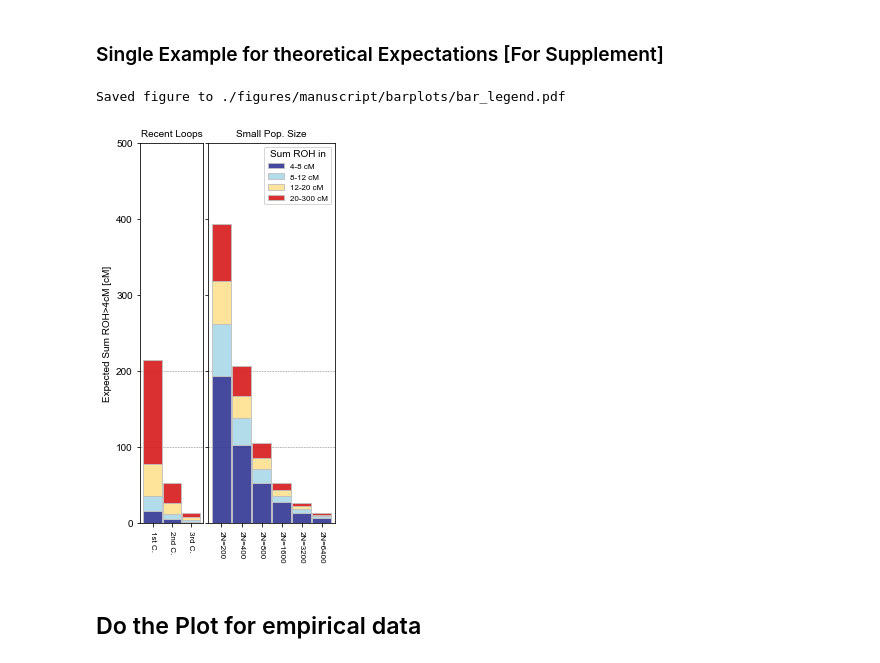
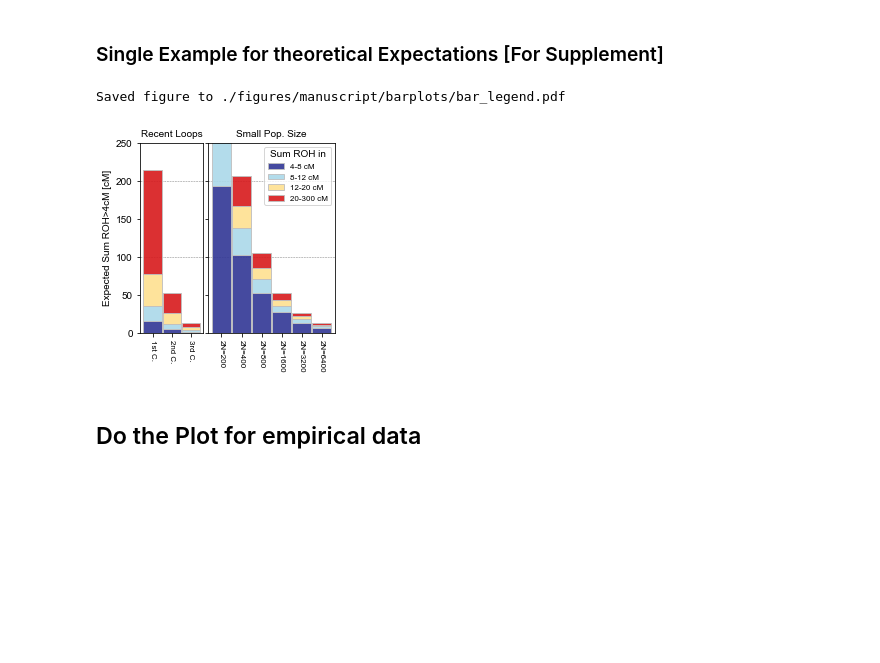
Before and after one commit to hringbauer/hapROH, a Jupyter notebook: Notebooks/Figures/plot_bar_ROH.ipynb, the cells around one changed output. Cells and saved outputs as stored; diff of their text form; code cells hidden in the pictures; blank space fills up the shorter version.

```diff
--- a/Notebooks/Figures/plot_bar_ROH.ipynb
+++ b/Notebooks/Figures/plot_bar_ROH.ipynb
@@ -52,13 +52,13 @@ CPU Count: 28
 ### Single Example for theoretical Expectations [For Supplement]
 # %%
 plot_legend_only(savepath="./figures/manuscript/barplots/bar_legend.pdf",
-                 figsize=(3.5,7), ylim=[0, 500],
+                 figsize=(3.5,3.5), ylim=[0, 250],
                  c=["#313695", "#abd9e9", "#fee090", "#d7191c"],
-                 degrees=[1, 2, 3], hlines=[100, 200], fs_l=8,
+                 degrees=[1, 2, 3], hlines=[100, 200, 300, 400], fs_l=8,
                  Ns=[200, 400, 800, 1600, 3200, 6400])
 # %% [output]
 Saved figure to ./figures/manuscript/barplots/bar_legend.pdf
-[figure, old version]
+[figure, new version]
 # %% [markdown]
 ## Do the Plot for empirical data
 # %% [markdown]
```
Also changed, not shown: parts of 27 cells of this notebook, 1 other file.
